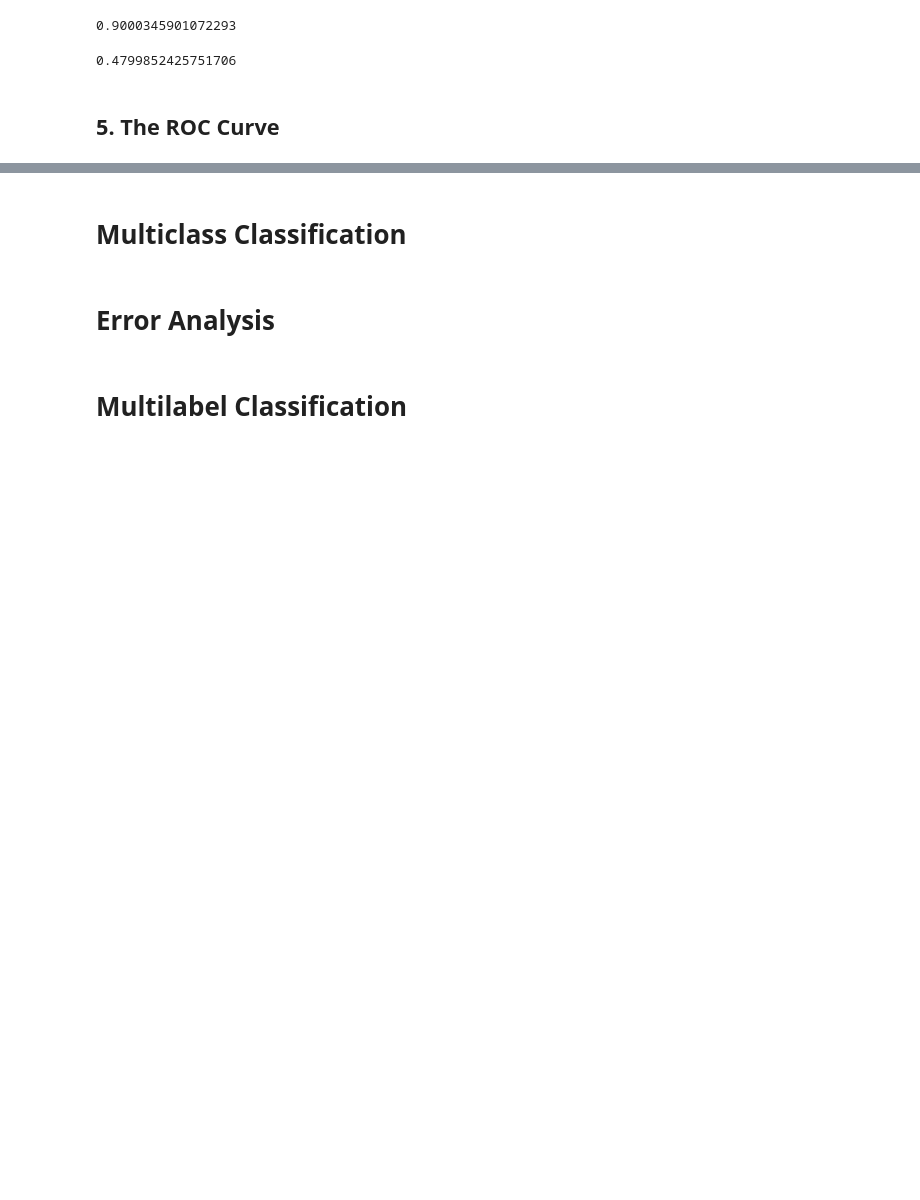
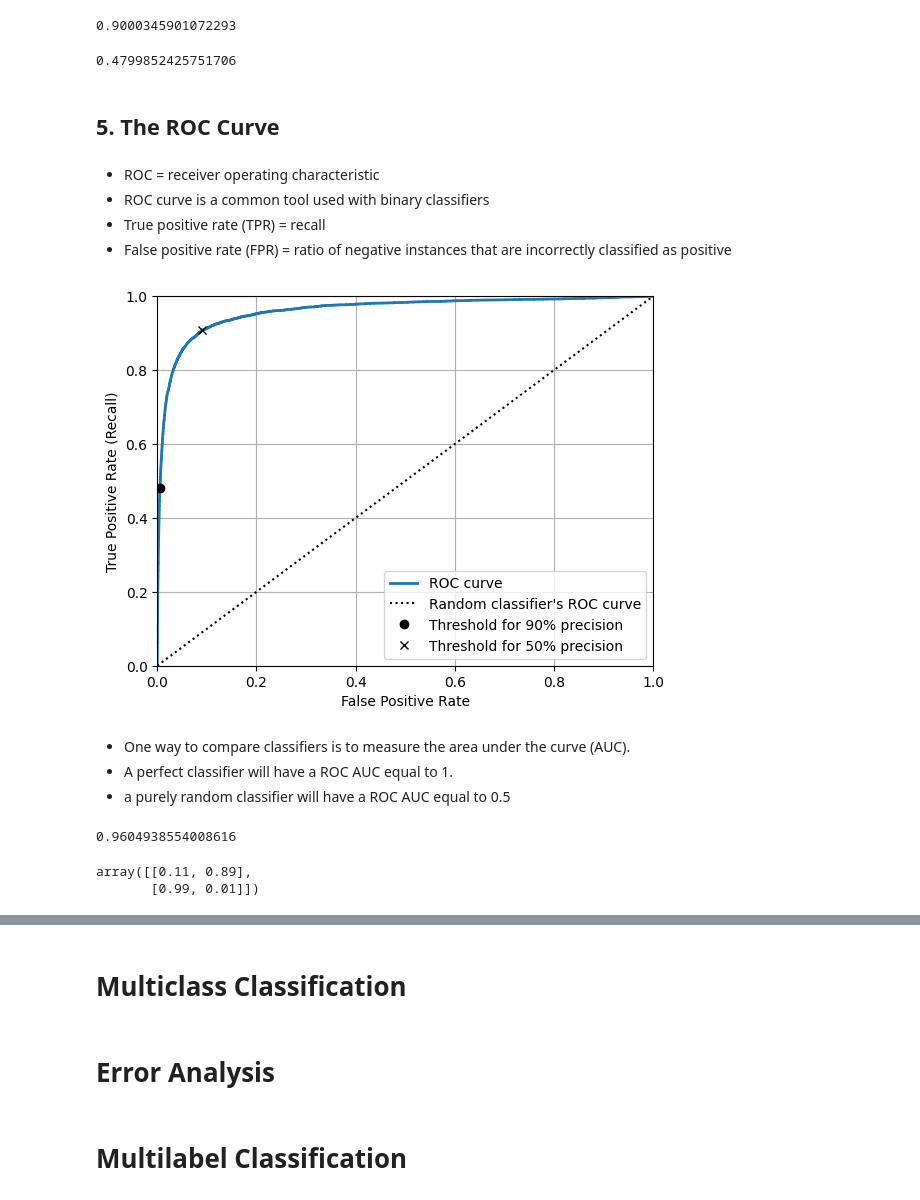
Before and after one commit to malayajac/HowIUnderstandIt_HandsOnML, a Jupyter notebook: ch3_classification.ipynb, the cells around one changed output, grey strips where cells are left out. Drawn from its saved outputs; the diff is of its cells as text; code cells hidden in the pictures; blank space fills up the shorter version.

```diff
--- a/ch3_classification.ipynb
+++ b/ch3_classification.ipynb
@@ -267,3 +267,8 @@ recall_score(y_train_5, y_train_pred_90)
 0.4799852425751706
 # %% [markdown]
 ## 5. The ROC Curve
+# %% [markdown]
+- ROC = receiver operating characteristic
+- ROC curve is a common tool used with binary classifiers
+- True positive rate (TPR) = recall
+- False positive rate (FPR) = ratio of negative instances that are incorrectly classified as positive
@@ -269,0 +277,28 @@ recall_score(y_train_5, y_train_pred_90)
+# %%
+fpr, tpr, thresholds_roc = roc_curve(y_train_5, y_scores)
+# %%
+idx_for_threshold_at_90 = (thresholds_roc <= threshold_for_90_precision).argmax()
+tpr_90, fpr_90 = tpr[idx_for_threshold_at_90], fpr[idx_for_threshold_at_90]
+# %%
+idx_for_50_precision = (precisions>=0.5).argmax()
+threshold_for_50_precision = thresholds[idx_for_50_precision]
+idx_for_threshold_at_50 = (thresholds_roc <= threshold_for_50_precision).argmax()
+tpr_50, fpr_50 = tpr[idx_for_threshold_at_50], fpr[idx_for_threshold_at_50]
+# %%
+plt.plot(fpr, tpr, linewidth=2, label="ROC curve")
+plt.plot([0, 1], [0, 1], 'k:', label="Random classifier's ROC curve")
+plt.plot([fpr_90], [tpr_90], "ko", label="Threshold for 90% precision")
+plt.plot([fpr_50], [tpr_50], "kx", label="Threshold for 50% precision")
+plt.xlim([0, 1])
+plt.ylim([0, 1])
+plt.xlabel("False Positive Rate")
+plt.ylabel("True Positive Rate (Recall)")
+plt.legend()
+plt.grid(True)
+plt.show()
+# %% [output]
+[figure, added]
+# %% [markdown]
+- One way to compare classifiers is to measure the area under the curve (AUC).
+- A perfect classifier will have a ROC AUC equal to 1.
+- a purely random classifier will have a ROC AUC equal to 0.5
@@ -269,0 +307,4 @@ recall_score(y_train_5, y_train_pred_90)
+# %%
+roc_auc_score(y_train_5, y_scores)
+# %% [output]
+0.9604938554008616
@@ -269,0 +317,5 @@ recall_score(y_train_5, y_train_pred_90)
+# %%
+y_probas_forest[:2]
+# %% [output]
+array([[0.11, 0.89],
+       [0.99, 0.01]])
```
Also changed, not shown: parts of 11 cells of this notebook.
